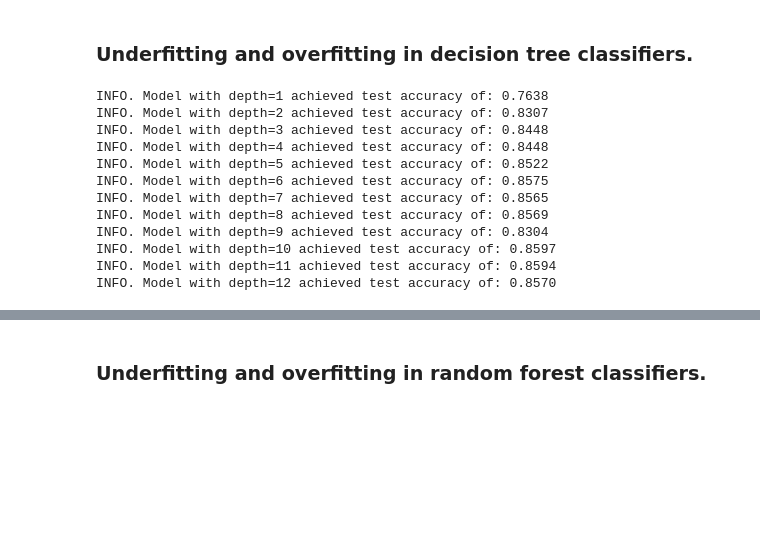
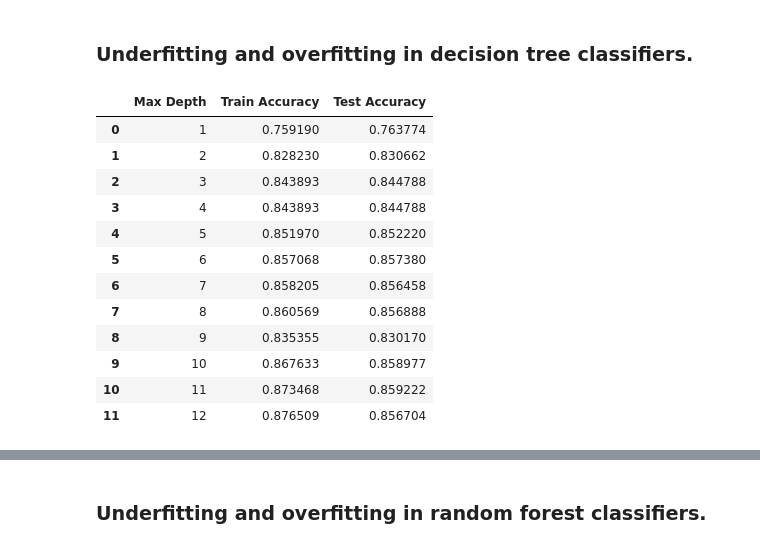
Before and after one commit to ribesstefano/chalmers_dat340_applied_machine_learning, a Jupyter notebook: assignment_2/DAT340_Assignment_2.ipynb, the cells around one changed output, grey strips where cells are left out. Cells and saved outputs as stored; diff of their text form; code cells hidden in the pictures; blank space fills up the shorter version.

```diff
--- a/assignment_2/DAT340_Assignment_2.ipynb
+++ b/assignment_2/DAT340_Assignment_2.ipynb
@@ -229,29 +230,38 @@ INFO. Original vs. Pipeline accuracy difference: -0.0004
 # %%
 eval_scores_train = {}
 eval_scores_test = {}
+table_data = []
 
 for depth in range(1, 13):
     model_id = f'd={depth}'
     model = DecisionTreeClassifier(max_depth=depth)
+    # Training
     model.fit(Xtrain_encoded, Ytrain_encoded)
+    # Evaluation
     train_acc = accuracy_score(Ytrain_encoded, model.predict(Xtrain_encoded))
     test_acc = accuracy_score(Ytest_encoded, model.predict(Xtest_encoded))
+    # Logging
     eval_scores_train[model_id] = train_acc
     eval_scores_test[model_id] = test_acc
-    print(f'INFO. Model with depth={depth} achieved test accuracy of: {test_acc:.4f}')
+    table_data.append([depth, train_acc, test_acc])
+    # print(f'INFO. Model with depth={depth} achieved test accuracy of: {test_acc:.4f}')
+table_columns = ['Max Depth', 'Train Accuracy', 'Test Accuracy']
+decision_tree_df = pd.DataFrame(table_data, columns=table_columns)
+decision_tree_df
 # %% [output]
-INFO. Model with depth=1 achieved test accuracy of: 0.7638
-INFO. Model with depth=2 achieved test accuracy of: 0.8307
-INFO. Model with depth=3 achieved test accuracy of: 0.8448
-INFO. Model with depth=4 achieved test accuracy of: 0.8448
-INFO. Model with depth=5 achieved test accuracy of: 0.8522
-INFO. Model with depth=6 achieved test accuracy of: 0.8575
-INFO. Model with depth=7 achieved test accuracy of: 0.8565
-INFO. Model with depth=8 achieved test accuracy of: 0.8569
-INFO. Model with depth=9 achieved test accuracy of: 0.8304
-INFO. Model with depth=10 achieved test accuracy of: 0.8597
-INFO. Model with depth=11 achieved test accuracy of: 0.8594
-INFO. Model with depth=12 achieved test accuracy of: 0.8570
+|  | Max Depth | Train Accuracy | Test Accuracy |
+| 0 | 1 | 0.759190 | 0.763774 |
+| 1 | 2 | 0.828230 | 0.830662 |
+| 2 | 3 | 0.843893 | 0.844788 |
+| 3 | 4 | 0.843893 | 0.844788 |
+| 4 | 5 | 0.851970 | 0.852220 |
+| 5 | 6 | 0.857068 | 0.857380 |
+| 6 | 7 | 0.858205 | 0.856458 |
+| 7 | 8 | 0.860569 | 0.856888 |
+| 8 | 9 | 0.835355 | 0.830170 |
+| 9 | 10 | 0.867633 | 0.858977 |
+| 10 | 11 | 0.873468 | 0.859222 |
+| 11 | 12 | 0.876509 | 0.856704 |
 # %%
 x = range(1, 13)
 plt.plot(x, list(eval_scores_train.values()), label='Train scores')
```
Also changed, not shown: parts of 58 cells of this notebook.
